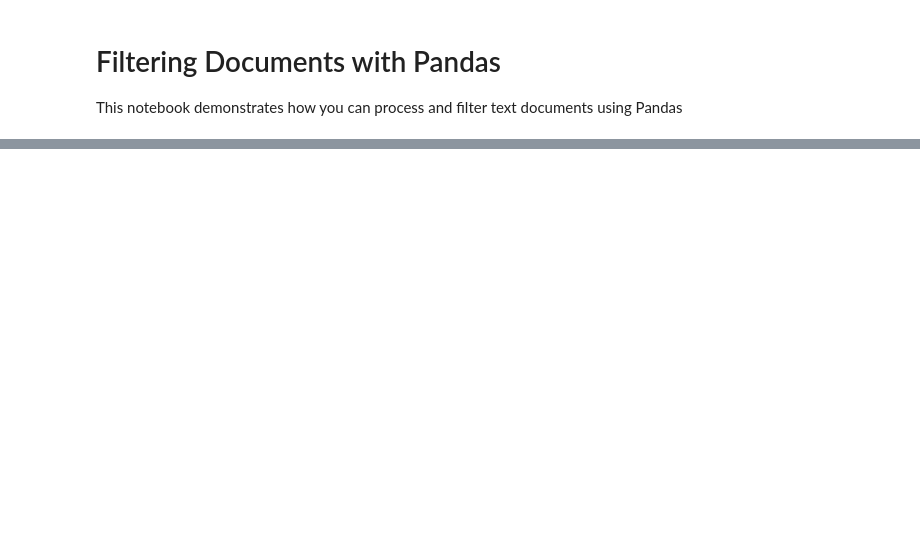
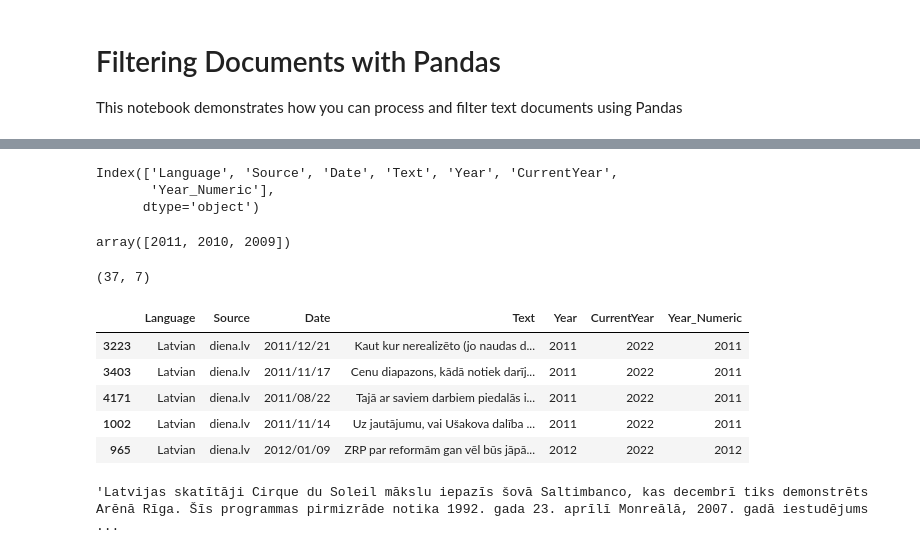
Before and after one commit to ValRCS/BSSDH_22, a Jupyter notebook: notebooks/Filtering Documents with Pandas.ipynb, the cells around one changed output, grey strips where cells are left out. Drawn from its saved outputs; the diff is of its cells as text; code cells hidden in the pictures; blank space fills up the shorter version.

```diff
--- a/notebooks/Filtering Documents with Pandas.ipynb
+++ b/notebooks/Filtering Documents with Pandas.ipynb
@@ -28,0 +207,35 @@ df_1
+# %%
+diena_df.columns
+# %% [output]
+Index(['Language', 'Source', 'Date', 'Text', 'Year', 'CurrentYear',
+       'Year_Numeric'],
+      dtype='object')
+# %%
+# lets get years 2009 to 2011
+diena_2009_to_2011 = diena_df[diena_df.Year_Numeric >= 2009][diena_df.Year_Numeric <= 2011]
+diena_2009_to_2011.Year_Numeric.unique()
+# there is another way of filtering multiple conditions with slightly hairier syntax
+# Here is a link: https://kanoki.org/2020/01/21/pandas-dataframe-filter-with-multiple-conditions/
+# %% [output]
+array([2011, 2010, 2009])
+# %%
+# How about using some text filters
+# Let's look for all documents mentioning Rīga
+d_Riga = diena_df[diena_df.Text.str.contains("Rīga")]
+d_Riga.shape
+# %% [output]
+(37, 7)
+# %%
+d_Riga.sample(5) # same as head or tails except gives us random sample of our rows
+# %% [output]
+|  | Language | Source | Date | Text | Year | CurrentYear | Year_Numeric |
+| 3223 | Latvian | diena.lv | 2011/12/21 | Kaut kur nerealizēto (jo naudas d... | 2011 | 2022 | 2011 |
+| 3403 | Latvian | diena.lv | 2011/11/17 | Cenu diapazons, kādā notiek darīj... | 2011 | 2022 | 2011 |
+| 4171 | Latvian | diena.lv | 2011/08/22 | Tajā ar saviem darbiem piedalās i... | 2011 | 2022 | 2011 |
+| 1002 | Latvian | diena.lv | 2011/11/14 | Uz jautājumu, vai Ušakova dalība ... | 2011 | 2022 | 2011 |
+| 965 | Latvian | diena.lv | 2012/01/09 | ZRP par reformām gan vēl būs jāpā... | 2012 | 2022 | 2012 |
+# %%
+first_doc_text = list(d_Riga.Text)[0]
+first_doc_text
+# %% [output]
+'Latvijas skatītāji Cirque du Soleil mākslu iepazīs šovā Saltimbanco, kas decembrī tiks demonstrēts Arēnā Rīga. Šīs programmas pirmizrāde notika 1992. gada 23. aprīlī Monreālā, 2007. gadā iestudējums  ...
```
Also changed, not shown: parts of 28 cells of this notebook.
